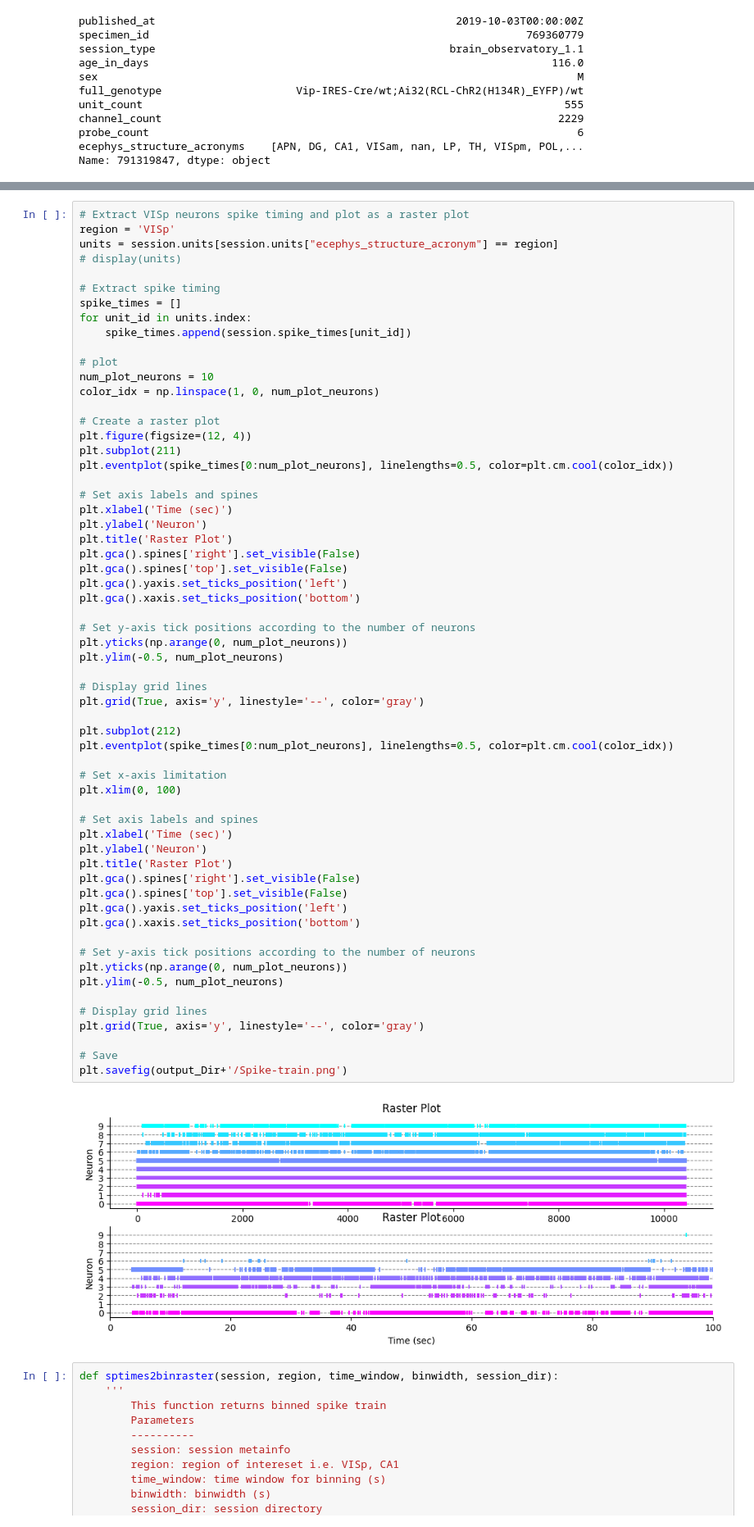
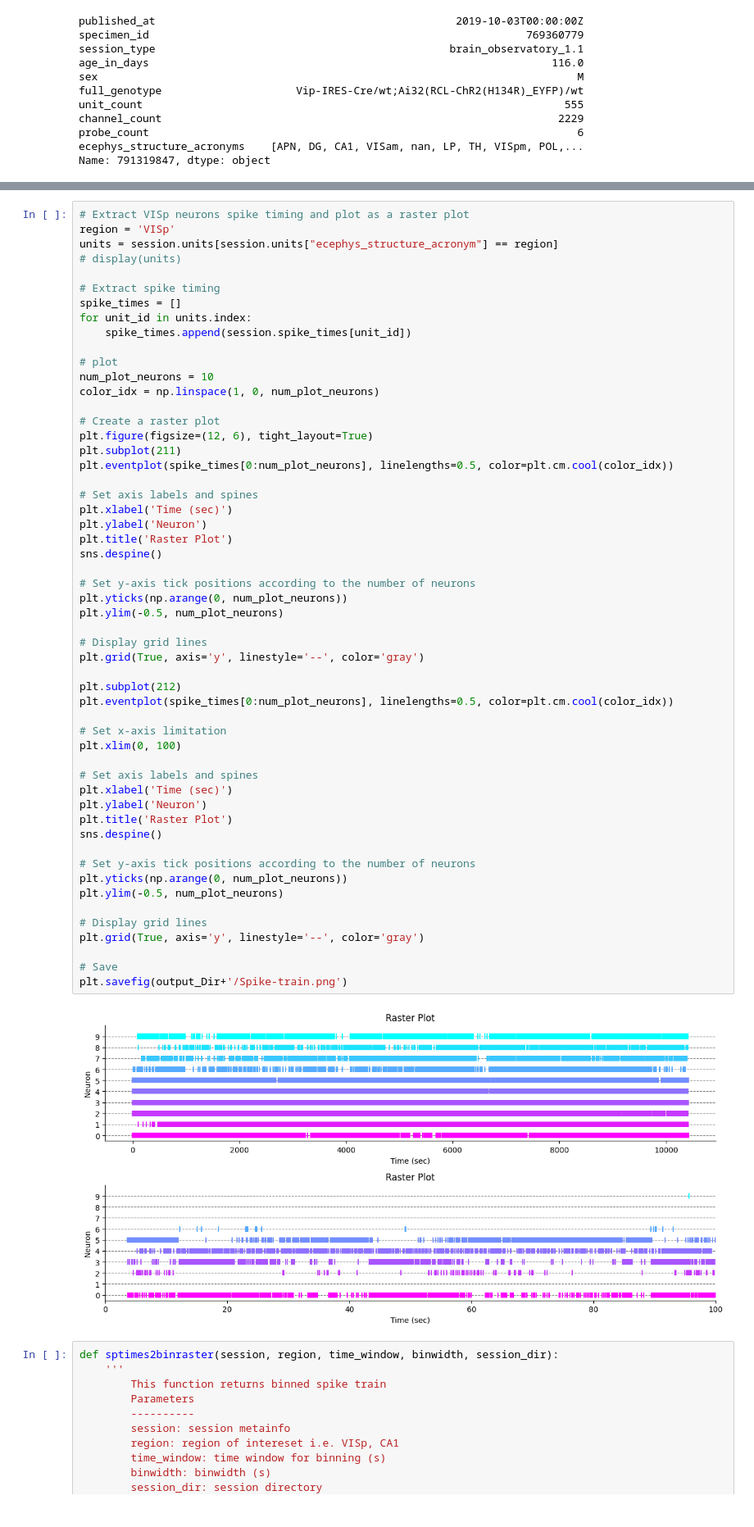
Before and after one commit to yoshihito-saito/Neural-Data-Analysis-Tutorials, a Jupyter notebook: 01_Explore_Allen_Brain_Observatory/Tutorial_01.ipynb, the cells around one changed output, grey strips where cells are left out. Shown: that part at 82% size. Drawn from its saved outputs; the diff is of its cells as text.

```diff
--- a/01_Explore_Allen_Brain_Observatory/Tutorial_01.ipynb
+++ b/01_Explore_Allen_Brain_Observatory/Tutorial_01.ipynb
@@ -119,7 +119,7 @@ num_plot_neurons = 10
 color_idx = np.linspace(1, 0, num_plot_neurons)
 
 # Create a raster plot
-plt.figure(figsize=(12, 4))
+plt.figure(figsize=(12, 6), tight_layout=True)
 plt.subplot(211)
 plt.eventplot(spike_times[0:num_plot_neurons], linelengths=0.5, color=plt.cm.cool(color_idx))
 
@@ -127,44 +127,38 @@ plt.eventplot(spike_times[0:num_plot_neurons], linelengths=0.5, color=plt.cm.coo
 plt.xlabel('Time (sec)')
 plt.ylabel('Neuron')
 plt.title('Raster Plot')
-plt.gca().spines['right'].set_visible(False)
-plt.gca().spines['top'].set_visible(False)
-plt.gca().yaxis.set_ticks_position('left')
-plt.gca().xaxis.set_ticks_position('bottom')
+sns.despine()
 
 # Set y-axis tick positions according to the number of neurons
 plt.yticks(np.arange(0, num_plot_neurons))
 plt.ylim(-0.5, num_plot_neurons)
 
 # Display grid lines
 plt.grid(True, axis='y', linestyle='--', color='gray')
 
 plt.subplot(212)
 plt.eventplot(spike_times[0:num_plot_neurons], linelengths=0.5, color=plt.cm.cool(color_idx))
 
 # Set x-axis limitation
 plt.xlim(0, 100)
 
 # Set axis labels and spines
 plt.xlabel('Time (sec)')
 plt.ylabel('Neuron')
 plt.title('Raster Plot')
-plt.gca().spines['right'].set_visible(False)
-plt.gca().spines['top'].set_visible(False)
-plt.gca().yaxis.set_ticks_position('left')
-plt.gca().xaxis.set_ticks_position('bottom')
+sns.despine()
 
 # Set y-axis tick positions according to the number of neurons
 plt.yticks(np.arange(0, num_plot_neurons))
 plt.ylim(-0.5, num_plot_neurons)
 
 # Display grid lines
 plt.grid(True, axis='y', linestyle='--', color='gray')
 
 # Save
 plt.savefig(output_Dir+'/Spike-train.png')
 # %% [output]
-[figure, old version]
+[figure, new version]
 # %%
 def sptimes2binraster(session, region, time_window, binwidth, session_dir):
     '''
```
Also changed, not shown: parts of 3 cells of this notebook, 1 other file.
